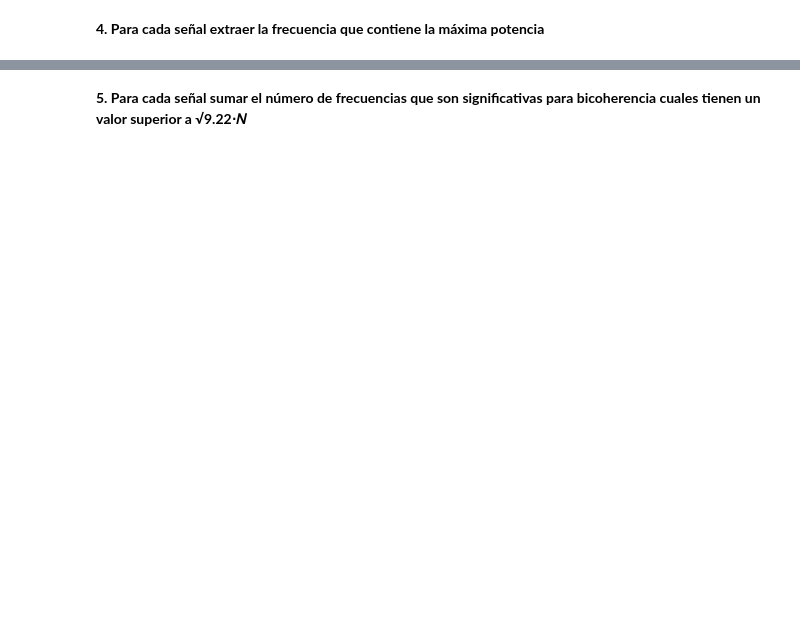
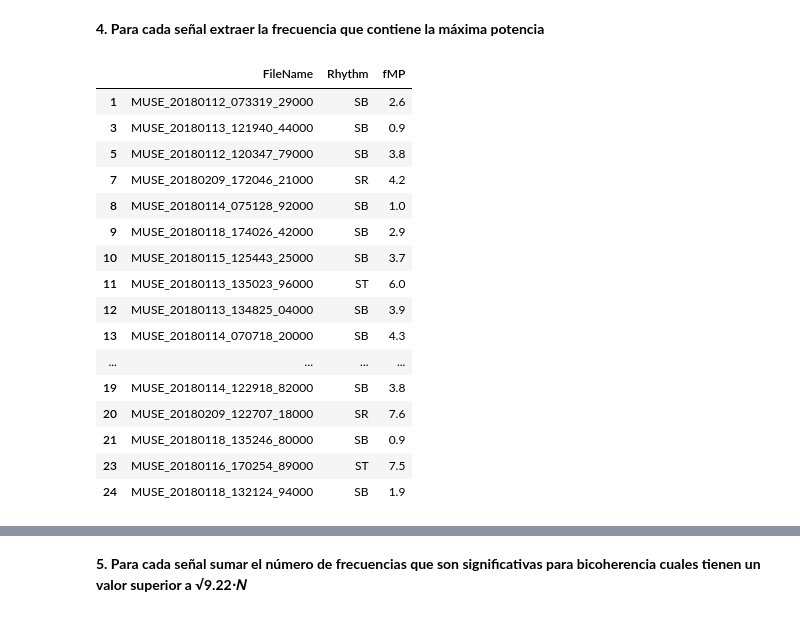
Before and after one commit to valentinamoralese/Biose-ales-Valentina-Morales-Paula-Garcia, a Jupyter notebook: Proyecto1_Valentina_Paula.ipynb, the cells around one changed output, grey strips where cells are left out. Drawn from its saved outputs; the diff is of its cells as text; code cells hidden in the pictures; blank space fills up the shorter version.

```diff
--- a/Proyecto1_Valentina_Paula.ipynb
+++ b/Proyecto1_Valentina_Paula.ipynb
@@ -519,49 +586,58 @@ En el ECG sirve para distinguir un ritmo normal de uno patológico. En personas
 # %% [markdown]
 **4. Para cada señal extraer la frecuencia que contiene la máxima potencia**
 # %%
-SIGNALS_DIR = Path(r"C:\Users\PAULA CAMILA\OneDrive - Universidad de Antioquia\Escritorio\ECGDataDenoised")
-print(SIGNALS_DIR.exists(), len(list(SIGNALS_DIR.glob("*.csv"))), "archivos .csv")
-FS = 500
-LEADS = ["I", "II", "III", "aVR", "aVL", "aVF", "V1", "V2", "V3", "V4", "V5", "V6"]
-LEAD_INDEX = LEADS.index("II")
+# PUNTO 4: Frecuencia de máxima potencia (fMP) de cada señal
+from pathlib import Path
+import numpy as np
+import pandas as pd
 
-def cargar_senal(filename):
-    """Carga la derivación II de un registro de ECGDataDenoised (filename sin la extensión .csv)."""
-    senal = pd.read_csv(SIGNALS_DIR / f"{filename}.csv", header=None)
-    return senal.iloc[:, LEAD_INDEX].values
+pd.set_option("display.max_rows", 100)
 
-def preprocesar(x, grado=20):
-    """Preprocesamiento del artículo: quitar la tendencia (fórmula 1) y comprimir (fórmula 2)."""
-    return comprimir(quitar_tendencia(x, grado))
+SIGNALS_DIR = Path(r"C:\Users\Valentina Morales\Desktop\Biose-ales-Valentina-Morales-Paula-Garcia\ECGDataDenoised\ECGDataDenoised")
+FS = 500                  # frecuencia de muestreo (Hz)
+GRADO_DETREND = 5         # grado del polinomio para quitar la tendencia
+LEAD_INDEX = 1            # derivación II
+FMIN, FMAX = 0.3, 20      # rango de búsqueda de la fMP (Hz)
 
-def espectro_potencia(x, fs):
-    """Espectro de potencia con la FFT: P(f) = |X(f)|^2 / N."""
-    X = np.fft.rfft(x)
-    f = np.fft.rfftfreq(len(x), d=1 / fs)
-    return f, np.abs(X) ** 2 / len(x)
-
-def frecuencia_max_potencia(x, fs, fmin=0.3, fmax=20):
-    """Frecuencia con máxima potencia (f_m). Se descartan las frecuencias menores de 0.3 Hz
-    para evitar artefactos como la deriva de la línea base, como en el artículo."""
-    f, P = espectro_potencia(x, fs)
-    zona = (f >= fmin) & (f <= fmax)
+def fmp_registro(filename):
+    """Devuelve la frecuencia de máxima potencia (Hz) de un registro."""
+    # 1. leer la señal (derivación II)
+    x = pd.read_csv(SIGNALS_DIR / f"{filename}.csv", header=None).iloc[:, LEAD_INDEX].values
+    # 2. quitar tendencia y comprimir (funciones del punto 3)
+    x = comprimir(quitar_tendencia(x, GRADO_DETREND))
+    # 3. espectro de potencia
+    f = np.fft.rfftfreq(len(x), d=1/FS)
+    P = np.abs(np.fft.rfft(x))**2 / len(x)
+    # 4. frecuencia con mayor potencia entre FMIN y FMAX
+    zona = (f >= FMIN) & (f <= FMAX)
     return f[zona][np.argmax(P[zona])]
 
-# Demostración: una señal de cada ritmo del subconjunto de trabajo
-ritmos_sel = ["SB", "SR", "AFIB", "ST"]
-fig, axes = plt.subplots(len(ritmos_sel), 1, figsize=(10, 9), sharex=True)
-for ax, ritmo in zip(axes, ritmos_sel):
-    archivo = df_sel[df_sel["Rhythm"] == ritmo]["FileName"].iloc[0]
-    s = preprocesar(cargar_senal(archivo))
-    f, P = espectro_potencia(s, FS)
-    fm = frecuencia_max_potencia(s, FS)
-    zona = (f >= 0.3) & (f <= 20)
-    ax.plot(f[zona], P[zona], color="steelblue")
-    ax.axvline(fm, color="red", linestyle="--", label=f"f_m = {fm:.1f} Hz")
-    ax.set_ylabel("Potencia")
-    ax.set_title(f"{ritmo} - {archivo}")
-    ax.legend(loc="upper right")
-axes[-1].set_xlabel("Frecuencia (Hz)")
-plt.tight_layout()
-plt.show()
+# Calcular la fMP de cada señal del subconjunto
+df_sel["fMP"] = [fmp_registro(fn) for fn in df_sel["FileName"]]
+
+# Resultado
+display(df_sel[["FileName", "Rhythm", "fMP"]].head(20))
+display(df_sel.groupby("Rhythm")["fMP"].describe().round(2))
+
+# Revisión: señales cuyo máximo quedó en el borde del rango o en frecuencias altas
+print("Pegadas a 0,3 Hz:", (df_sel["fMP"] < 0.35).sum())
+print("Mayores de 10 Hz:", (df_sel["fMP"] > 10).sum())
+print(df_sel[df_sel["fMP"] > 10]["Rhythm"].value_counts())
 # %% [output]
+|  | FileName | Rhythm | fMP |
+| 1 | MUSE_20180112_073319_29000 | SB | 2.6 |
+| 3 | MUSE_20180113_121940_44000 | SB | 0.9 |
+| 5 | MUSE_20180112_120347_79000 | SB | 3.8 |
+| 7 | MUSE_20180209_172046_21000 | SR | 4.2 |
+| 8 | MUSE_20180114_075128_92000 | SB | 1.0 |
+| 9 | MUSE_20180118_174026_42000 | SB | 2.9 |
+| 10 | MUSE_20180115_125443_25000 | SB | 3.7 |
+| 11 | MUSE_20180113_135023_96000 | ST | 6.0 |
+| 12 | MUSE_20180113_134825_04000 | SB | 3.9 |
+| 13 | MUSE_20180114_070718_20000 | SB | 4.3 |
+| ... | ... | ... | ... |
+| 19 | MUSE_20180114_122918_82000 | SB | 3.8 |
+| 20 | MUSE_20180209_122707_18000 | SR | 7.6 |
+| 21 | MUSE_20180118_135246_80000 | SB | 0.9 |
+| 23 | MUSE_20180116_170254_89000 | ST | 7.5 |
+| 24 | MUSE_20180118_132124_94000 | SB | 1.9 |
```
Also changed, not shown: parts of 12 cells of this notebook.
